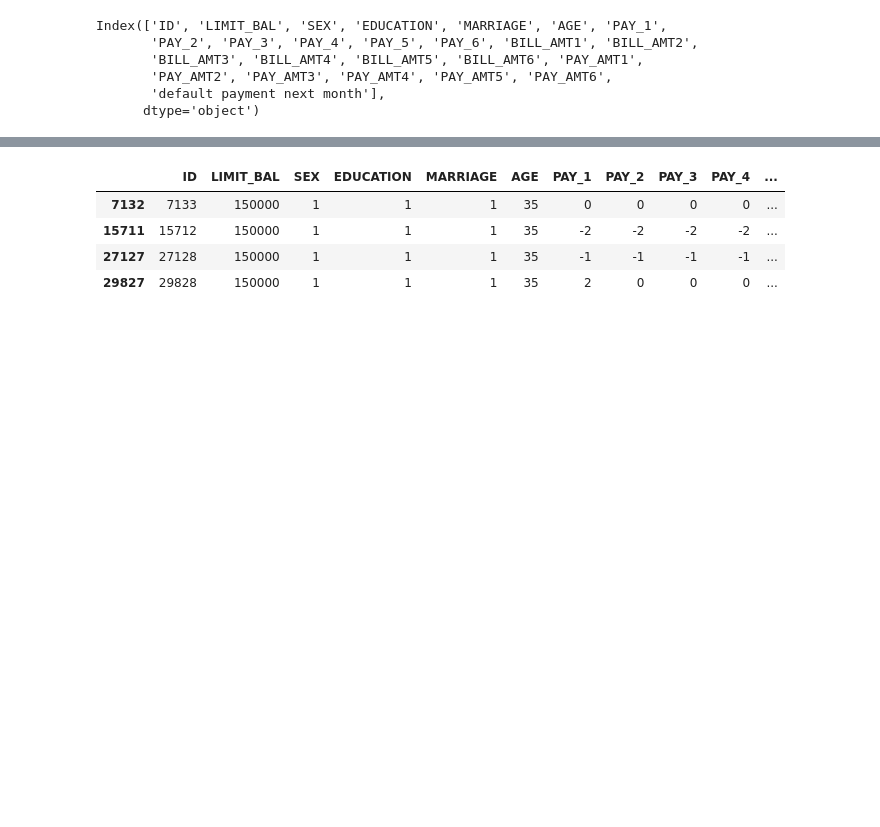
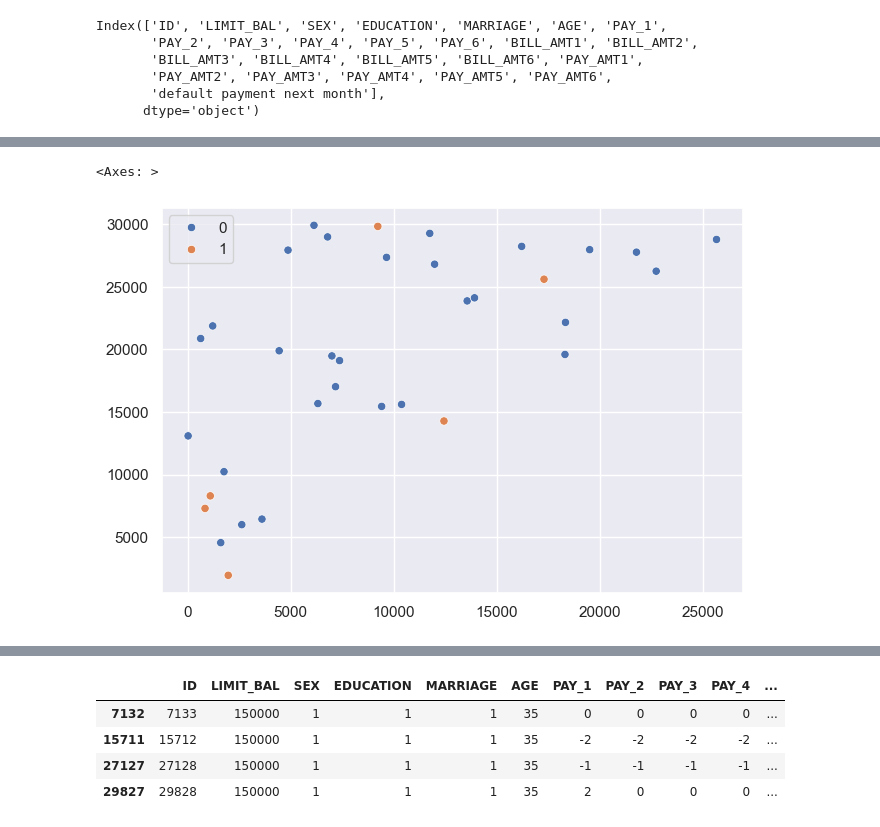
Before and after one commit to jkritsch/Predicting-Credit-Card-Default, a Jupyter notebook: notebooks/Initial Data Cleaning by Juergen.ipynb, the cells around one changed output, grey strips where cells are left out. Cells and saved outputs as stored; diff of their text form; code cells hidden in the pictures; blank space fills up the shorter version.

```diff
--- a/notebooks/Initial Data Cleaning by Juergen.ipynb
+++ b/notebooks/Initial Data Cleaning by Juergen.ipynb
@@ -77,0 +103,19 @@ else:
+# %%
+df = data.drop("ID", axis = 1)
+duplicateRows = df[df.duplicated(keep = False)]
+
+x_duplicate = []
+y_duplicate = []
+for index_1,row_1 in duplicateRows.iterrows():
+    for index_2,row_2 in duplicateRows.iterrows():
+        if index_1<index_2 and list(row_1)==list(row_2):
+            x_duplicate.append(index_1)
+            y_duplicate.append(index_2)
+
+default = [data.iloc[index]["default payment next month"] for index in x_duplicate]
+
+sns.set(rc={"figure.figsize":( 5*1.5,5)})
+sns.scatterplot(x = x_duplicate, y=y_duplicate, hue = default)
+# %% [output]
+<Axes: >
+[figure, added]
```
Also changed, not shown: parts of 3 cells of this notebook.
